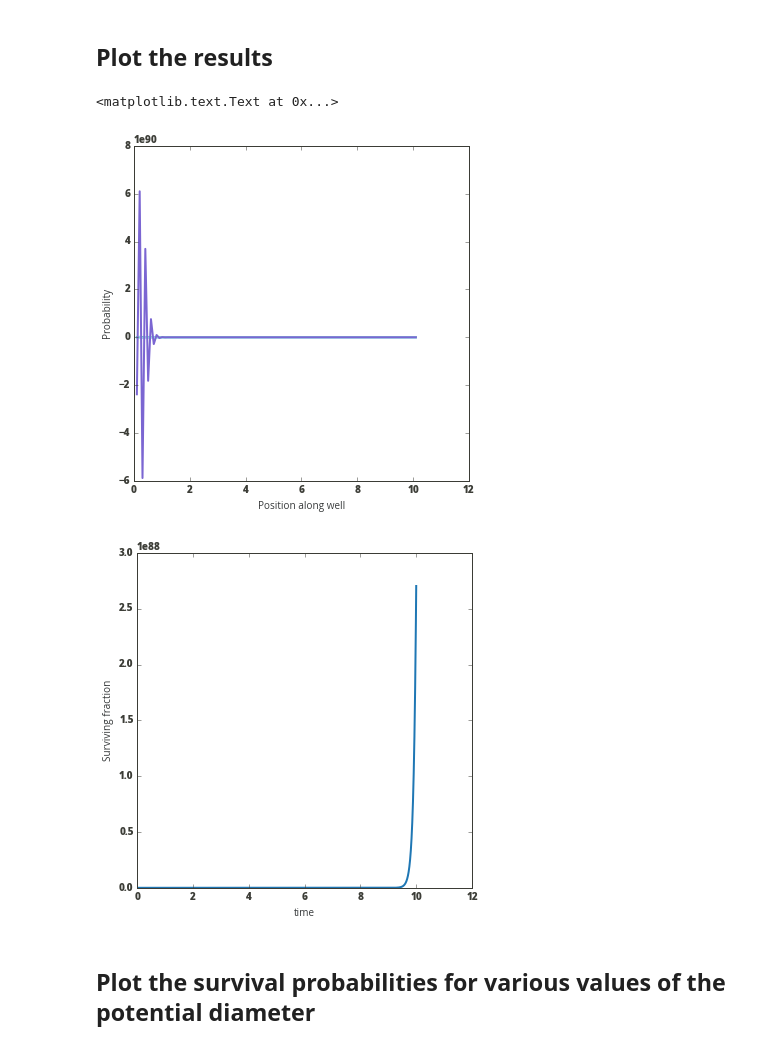
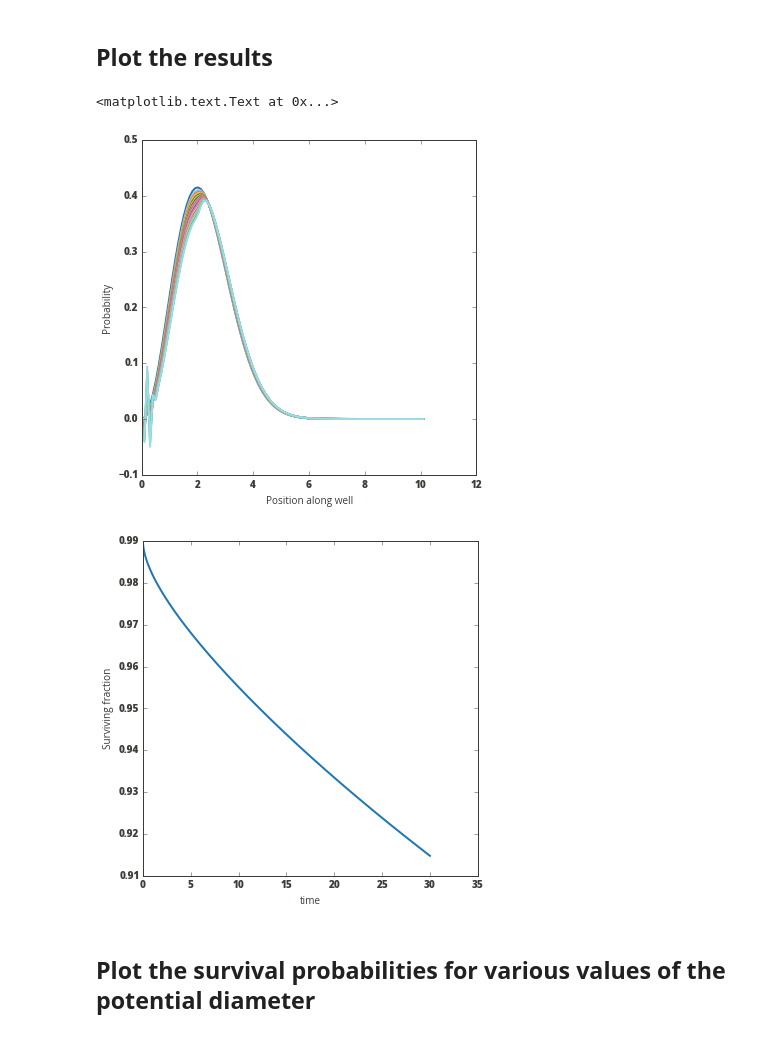
Before and after one commit to williamgilpin/fracdiff, a Jupyter notebook: main_rxndiff_solver.ipynb, the cells around one changed output. Cells and saved outputs as stored; diff of their text form; code cells hidden in the pictures.

Commit message:
fix figures

```diff
--- a/main_rxndiff_solver.ipynb
+++ b/main_rxndiff_solver.ipynb
@@ -58,7 +58,7 @@ params = dict()
 # width of overall potential well. smaller this is, the stronger the forcing
 params['POT_DIAM'] = 1.0
 params['KAPPA'] = 4e-3
-params['DCOEFF'] = 1e-1
+params['DCOEFF'] = 1e-3
 # alpha less than one
 params['ALPHA']= .5
 
@@ -75,7 +75,7 @@ params['WELL_DIAM'] = 2
 
 time_pts = 1e6
 start_time = 0.0
-stop_time = 1e1
+stop_time = 3e1
 
 
 
@@ -126,34 +126,33 @@ sol = sol*gauss
 # %%
 # plot time slices
 figure()
 solrange = len(sol[0,:])
 num_slices = 20
 hold(True)
 slice_range = floor(solrange/num_slices)
-for ii in range(num_slices):
-    plot(space, sol[:,ii*slice_range])
-plot(space, sol[:,-1])
+plot(space, sol[:,::slice_range])
+
 # ylim([0,.05])
 rcParams['font.family']='Open Sans'
 xlabel("Position along well")
 ylabel("Probability")
 
 
 #namestr = 'alpha_' + str(params['ALPHA']) + '__diffu_' + str(params['DCOEFF'])+'__kappa_' +\
 str(params['KAPPA'])+'__reacdiam_' +str(params['WELL_DIAM'])+'__potdiam_' + str(params['POT_DIAM'])
 # savefig(namestr+'.pdf')
 
 
 # integrate out space and plot surviving fraction as a function of time
 figure()
 total_conc = dx*sum(sol, axis = 0)
 plot(times, total_conc)
 ylabel("Surviving fraction")
 xlabel("time")
 # %% [output]
 <matplotlib.text.Text at 0x...>
-[figure, old version]
+[figure, new version]
-[figure, old version]
+[figure, new version]
 # %% [markdown]
 ## Plot the survival probabilities for various values of the potential diameter
 # %% [markdown]
```
Also changed, not shown: parts of 5 cells of this notebook, 1 other file.
